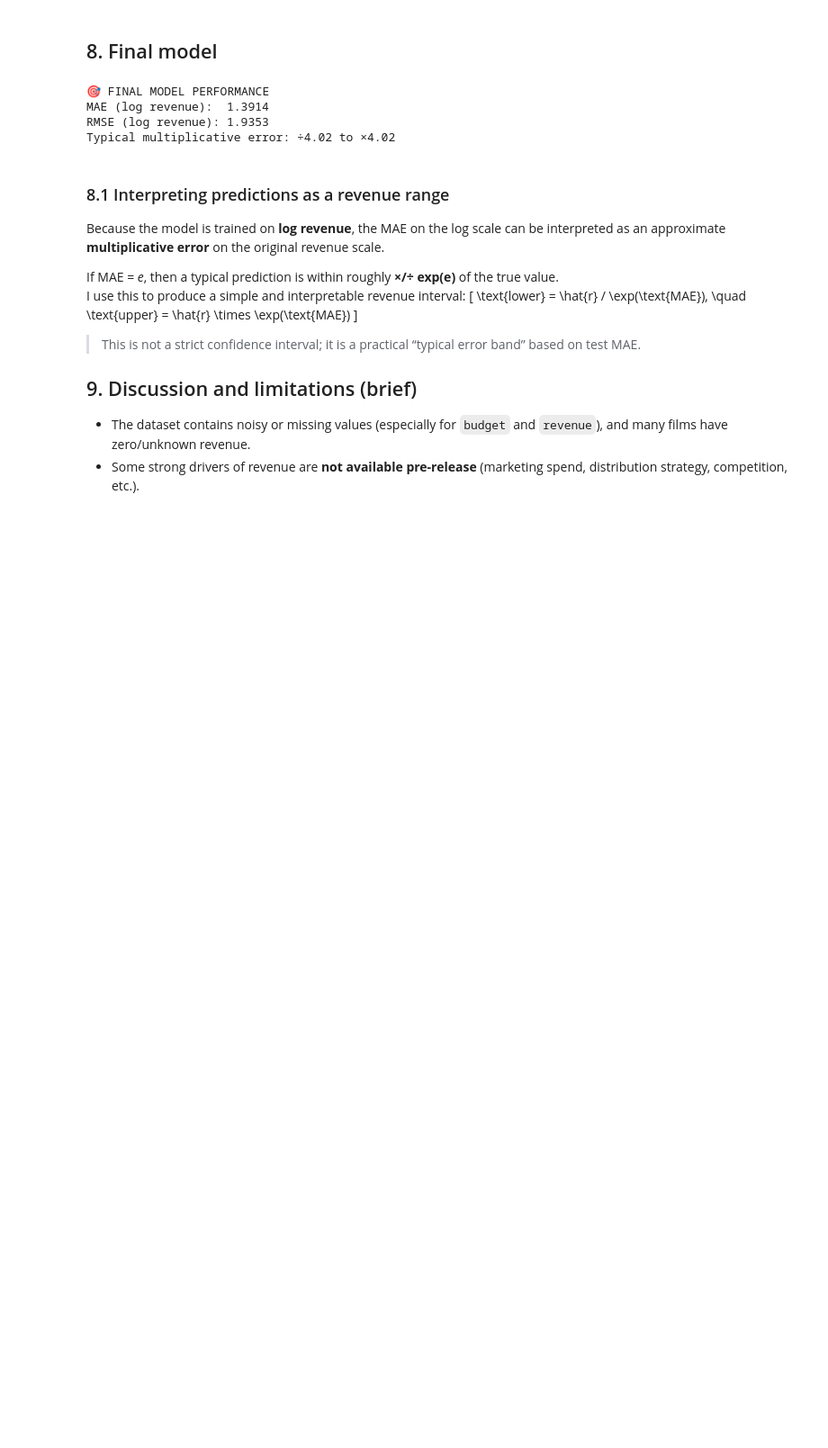
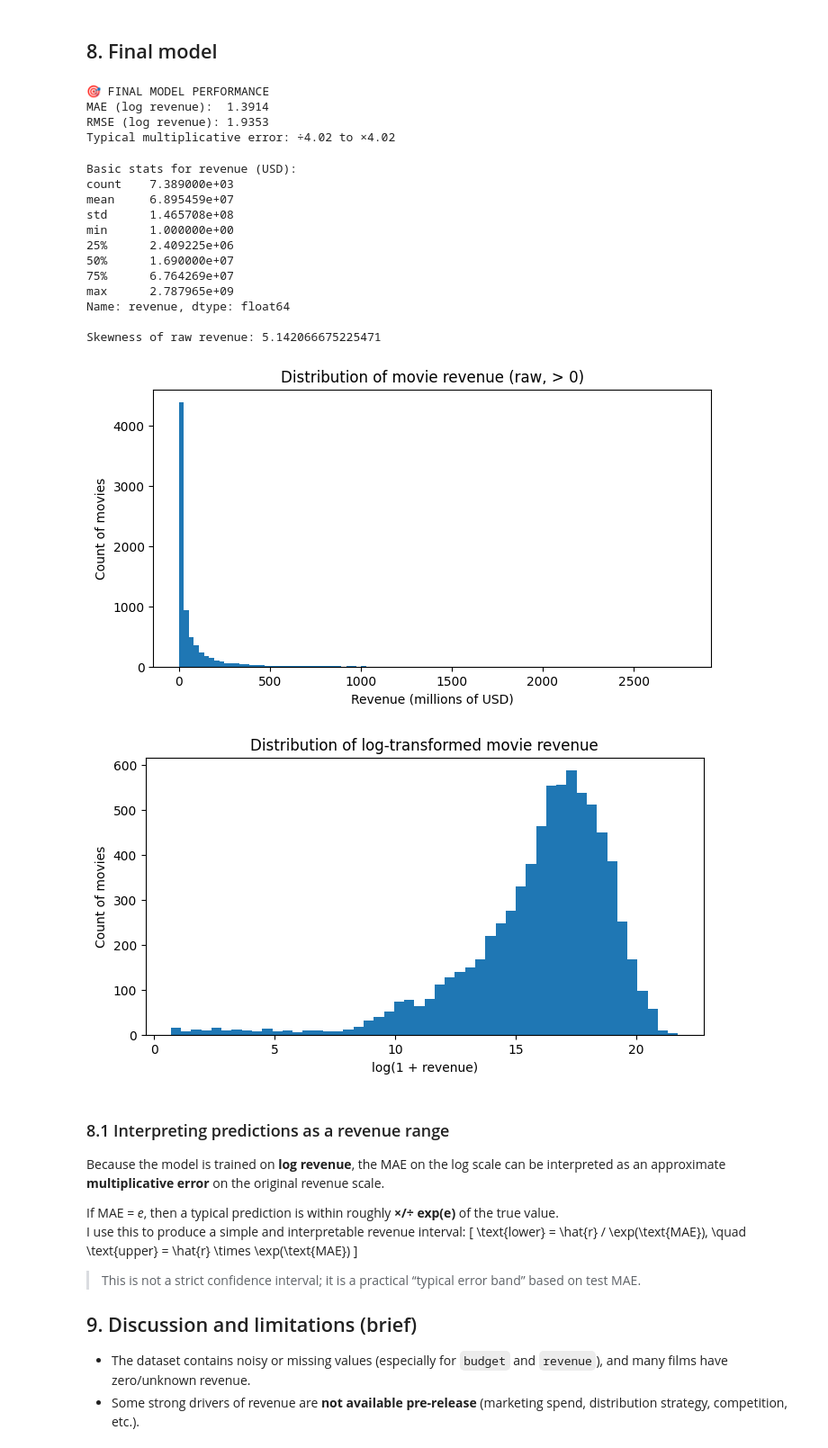
Before and after one commit to Navidkhm/movie-ML, a Jupyter notebook: Predicting_Successful_Movies_Final_cleaned (2).ipynb, the cells around one changed output. Shown: that part at 90% size. Cells and saved outputs as stored; diff of their text form; code cells hidden in the pictures; blank space fills up the shorter version.

```diff
--- a/Predicting_Successful_Movies_Final_cleaned (2).ipynb
+++ b/Predicting_Successful_Movies_Final_cleaned (2).ipynb
@@ -854,6 +742,51 @@ print(f"Typical multiplicative error: ÷{mult_error:.2f} to ×{mult_error:.2f}")
 MAE (log revenue):  1.3914
 RMSE (log revenue): 1.9353
 Typical multiplicative error: ÷4.02 to ×4.02
+# %%
+import matplotlib.pyplot as plt
+
+# Keep only positive revenues (0s are often "missing" or not released)
+rev = df["revenue"]
+rev_pos = rev[rev > 0]
+
+print("Basic stats for revenue (USD):")
+print(rev_pos.describe())
+
+print("\nSkewness of raw revenue:", rev_pos.skew())
+
+
+plt.figure(figsize=(8, 4))
+plt.hist(rev_pos / 1e6, bins=100)  # in millions for readability
+plt.xlabel("Revenue (millions of USD)")
+plt.ylabel("Count of movies")
+plt.title("Distribution of movie revenue (raw, > 0)")
+plt.show()
+
+
+import numpy as np
+rev_log = np.log1p(rev_pos)
+
+plt.figure(figsize=(8, 4))
+plt.hist(rev_log, bins=50)
+plt.xlabel("log(1 + revenue)")
+plt.ylabel("Count of movies")
+plt.title("Distribution of log-transformed movie revenue")
+plt.show()
+# %% [output]
+Basic stats for revenue (USD):
+count    7.389000e+03
+mean     6.895459e+07
+std      1.465708e+08
+min      1.000000e+00
+25%      2.409225e+06
+50%      1.690000e+07
+75%      6.764269e+07
+max      2.787965e+09
+Name: revenue, dtype: float64
+
+Skewness of raw revenue: 5.142066675225471
+[figure, added]
+[figure, added]
 # %% [markdown]
 ### 8.1 Interpreting predictions as a revenue range
 
```
Also changed, not shown: parts of 18 cells of this notebook.
